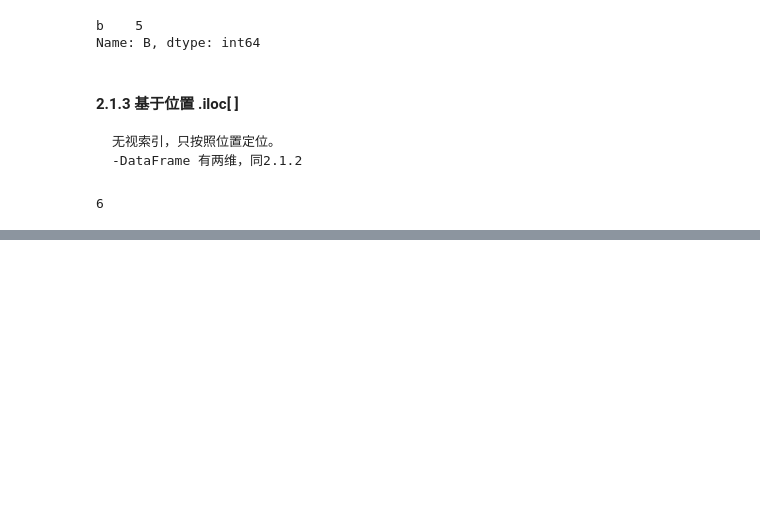
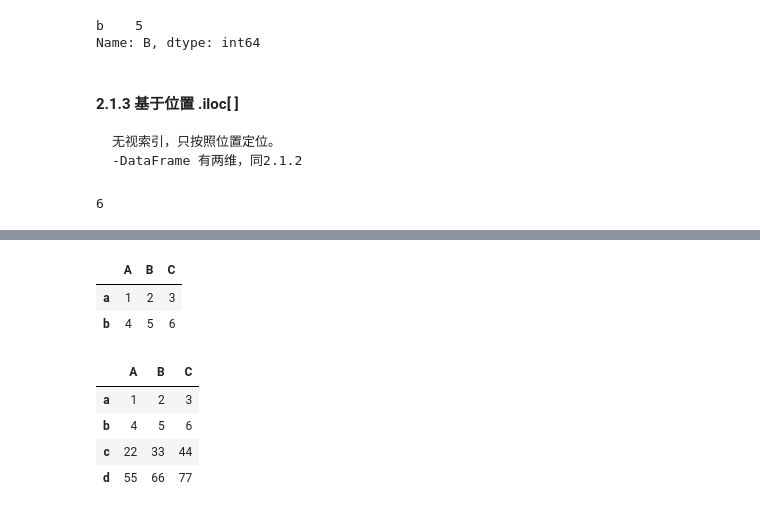
Before and after one commit to zingp/machine-learning, a Jupyter notebook: s_pandas/base2.ipynb, the cells around one changed output, grey strips where cells are left out. Drawn from its saved outputs; the diff is of its cells as text; code cells hidden in the pictures; blank space fills up the shorter version.

```diff
--- a/s_pandas/base2.ipynb
+++ b/s_pandas/base2.ipynb
@@ -288,0 +381,15 @@ df.iloc[1, 2]    # 返回单一值，因为两维都是series， 也是先列后
+# %%
+df
+# %% [output]
+|  | A | B | C |
+| a | 1 | 2 | 3 |
+| b | 4 | 5 | 6 |
+# %%
+df1 = pd.DataFrame([[22,33,44], [55,66,77]], index=['c', 'd'], columns=['A', 'B', 'C'])
+pd.concat([df, df1], axis=0)
+# %% [output]
+|  | A | B | C |
+| a | 1 | 2 | 3 |
+| b | 4 | 5 | 6 |
+| c | 22 | 33 | 44 |
+| d | 55 | 66 | 77 |
```
Also changed, not shown: parts of 27 cells of this notebook.
